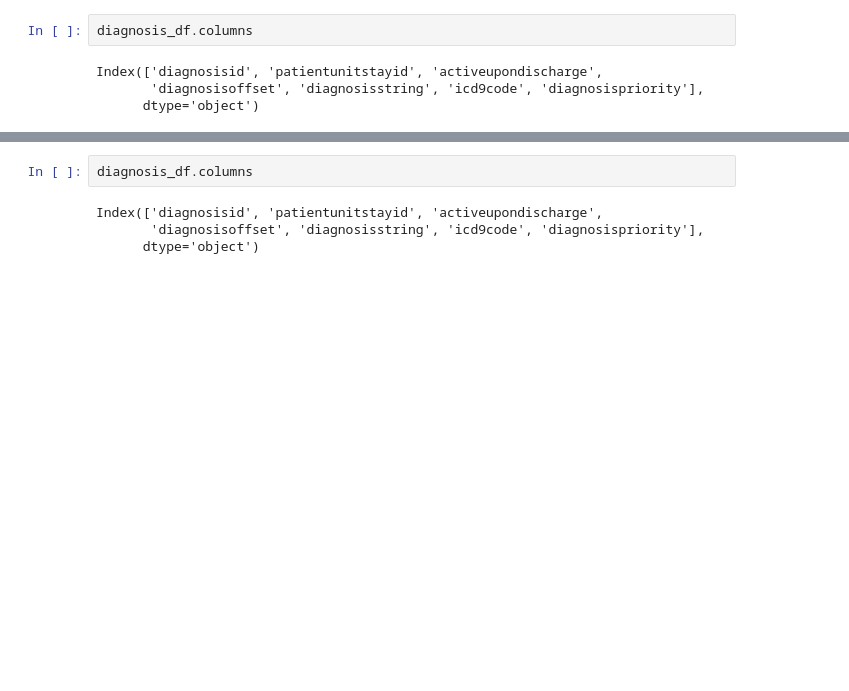
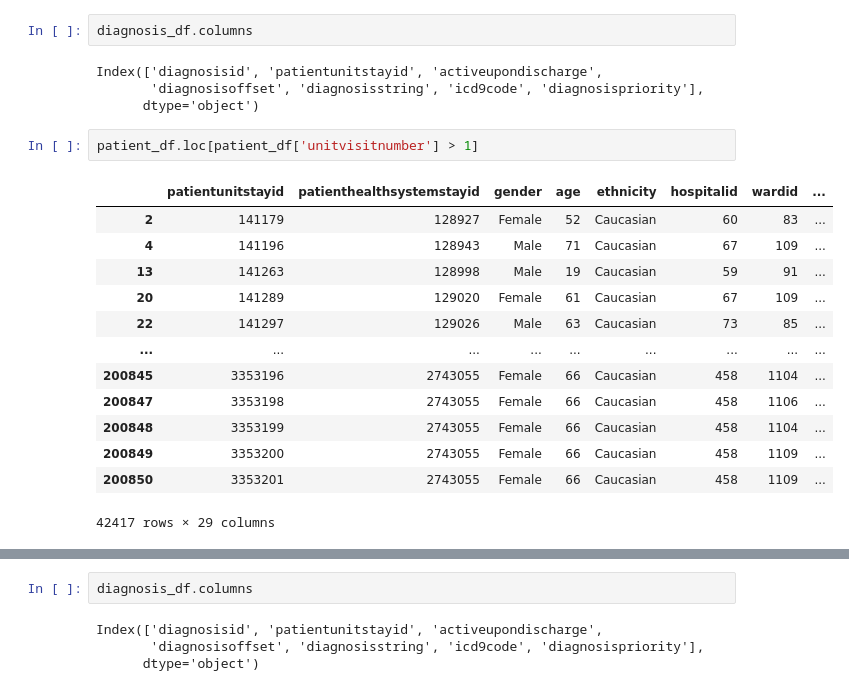
Before and after one commit to nasim-ahmed/ML-Libraries-Graph-Database-Neo4j, a Jupyter notebook: PyG-Neo4j/thesis/preprocessing/Neo4jUpload.ipynb, the cells around one changed output, grey strips where cells are left out. Saved outputs shown, nothing was run; the diff lists cells and outputs as text; blank space fills up the shorter version.

```diff
--- a/PyG-Neo4j/thesis/preprocessing/Neo4jUpload.ipynb
+++ b/PyG-Neo4j/thesis/preprocessing/Neo4jUpload.ipynb
@@ -50,3 +82,19 @@ diagnosis_df.columns
 Index(['diagnosisid', 'patientunitstayid', 'activeupondischarge',
        'diagnosisoffset', 'diagnosisstring', 'icd9code', 'diagnosispriority'],
       dtype='object')
+# %%
+patient_df.loc[patient_df['unitvisitnumber'] > 1]
+# %% [output]
+|  | patientunitstayid | patienthealthsystemstayid | gender | age | ethnicity | hospitalid | wardid | ... |
+| 2 | 141179 | 128927 | Female | 52 | Caucasian | 60 | 83 | ... |
+| 4 | 141196 | 128943 | Male | 71 | Caucasian | 67 | 109 | ... |
+| 13 | 141263 | 128998 | Male | 19 | Caucasian | 59 | 91 | ... |
+| 20 | 141289 | 129020 | Female | 61 | Caucasian | 67 | 109 | ... |
+| 22 | 141297 | 129026 | Male | 63 | Caucasian | 73 | 85 | ... |
+| ... | ... | ... | ... | ... | ... | ... | ... | ... |
+| 200845 | 3353196 | 2743055 | Female | 66 | Caucasian | 458 | 1104 | ... |
+| 200847 | 3353198 | 2743055 | Female | 66 | Caucasian | 458 | 1106 | ... |
+| 200848 | 3353199 | 2743055 | Female | 66 | Caucasian | 458 | 1104 | ... |
+| 200849 | 3353200 | 2743055 | Female | 66 | Caucasian | 458 | 1109 | ... |
+| 200850 | 3353201 | 2743055 | Female | 66 | Caucasian | 458 | 1109 | ... |
+42417 rows × 29 columns
```
Also changed, not shown: parts of 27 cells of this notebook, 2 other files.
